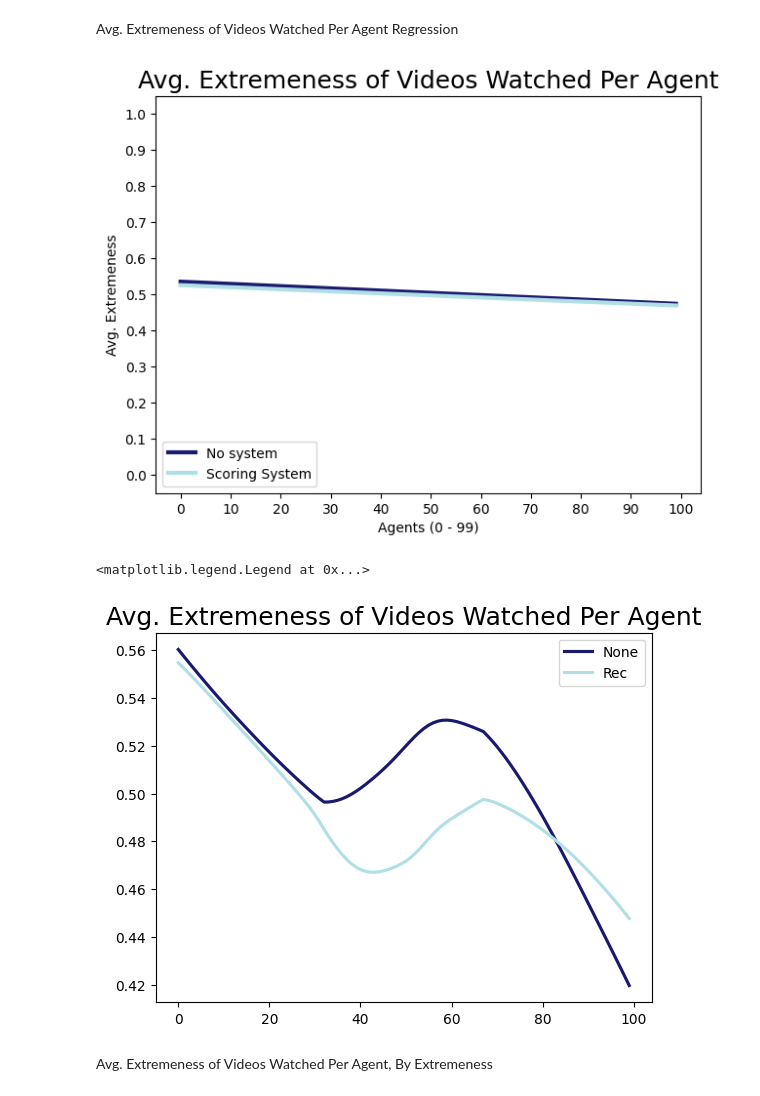
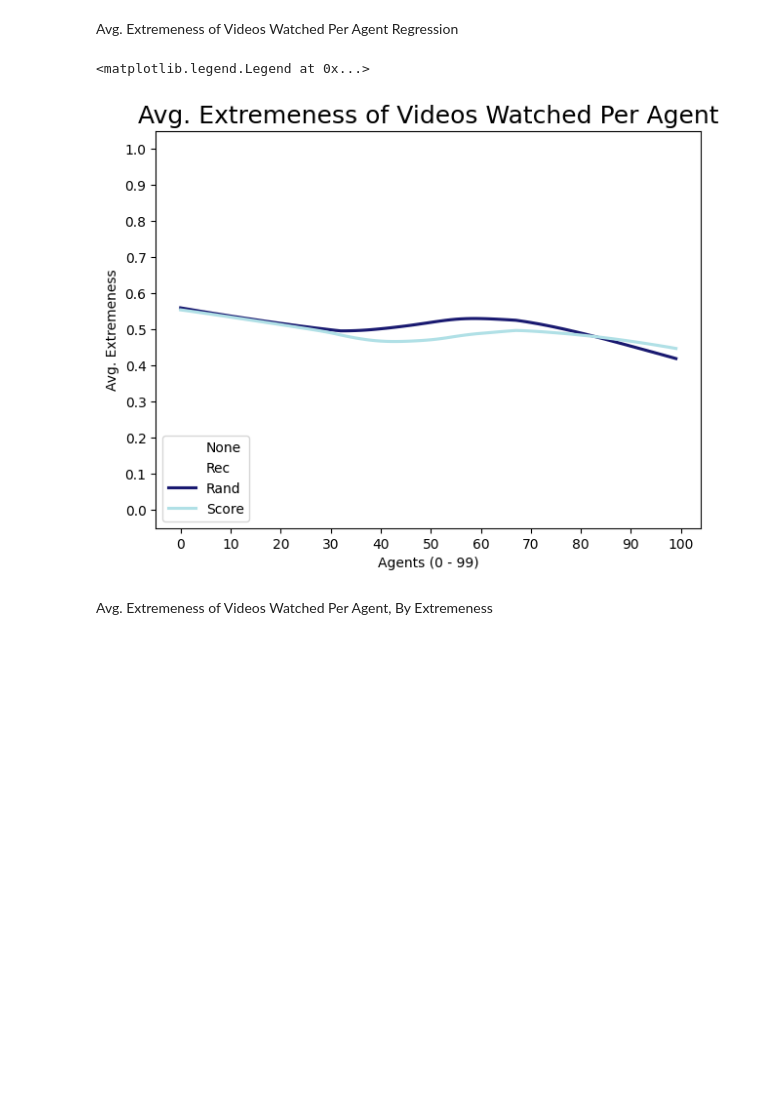
Before and after one commit to snyder-research-group/tools-of-justice, a Jupyter notebook: youtube simulation/experimenting_copy_simulation_notebook.ipynb, the cells around one changed output. Saved outputs shown, nothing was run; the diff lists cells and outputs as text; code cells hidden in the pictures; blank space fills up the shorter version.

Commit message:
Running graphs in script

```diff
--- a/youtube simulation/experimenting_copy_simulation_notebook.ipynb
+++ b/youtube simulation/experimenting_copy_simulation_notebook.ipynb
@@ -2428,43 +2428,42 @@ if(SCORE_SYSTEM_TOGGLE):
 
     # plt.axhline(numpy.nanmean(y), linestyle = '--', color = 'green')
 
     # defining display layout
     plt.tight_layout()
 
     plt.xticks(numpy.arange(0, 101, 10))
     plt.yticks(numpy.arange(0, 1.1, 0.1))
 
 
 
     #obtain m (slope) and b(intercept) of linear regression line
     m_score, b_score = numpy.polyfit(x_score, y_score, 1)
 
     #add linear regression line to scatterplot
     # plt.plot(x_score, m_score*x_score+b_score)
 
 
     # plt.show()
 
 
-plt.title('Avg. Extremeness of Videos Watched Per Agent', fontsize = 18)
-plt.plot(x, m*x+b, label = "No system", lw = 3, color = "midnightblue")
-# plt.plot(x_rec, m_rec*x_rec+b_rec, label = "Recommendation System", lw = 3, color = "royalblue")
-# plt.plot(x_rand, m_rand*x_rand+b_rand, label = "Random Clicking System", lw = 3, color = "cornflowerblue")
-plt.plot(x_score, m_score*x_score+b_score, label = "Scoring System", lw = 3, color = "powderblue")
-plt.legend()
-plt.show()
+# plt.title('Avg. Extremeness of Videos Watched Per Agent', fontsize = 18)
+# plt.plot(x, m*x+b, label = "No system", lw = 3, color = "midnightblue")
+# # plt.plot(x_rec, m_rec*x_rec+b_rec, label = "Recommendation System", lw = 3, color = "royalblue")
+# # plt.plot(x_rand, m_rand*x_rand+b_rand, label = "Random Clicking System", lw = 3, color = "cornflowerblue")
+# plt.plot(x_score, m_score*x_score+b_score, label = "Scoring System", lw = 3, color = "powderblue")
+# plt.legend()
+# plt.show()
 
 
 plt.title('Avg. Extremeness of Videos Watched Per Agent', fontsize = 18)
 sns.regplot(x = x, y = y, lowess=True, scatter = False, label = "None", line_kws={"color": "midnightblue"})
 # sns.regplot(x = x_rec, y = y_rec, lowess=True, scatter = False, label = "Rec", line_kws={"color": "royalblue"})
 # sns.regplot(x = x_rand, y = y_rand, lowess=True, scatter = False, label = "Rand", line_kws={"color": "cornflowerblue"})
 sns.regplot(x = x_score, y = y_score, lowess=True, scatter = False, label = "Score", line_kws={"color": "powderblue"})
 plt.legend(labels=['None', 'Rec', 'Rand', 'Score'])
 # %% [output]
+<matplotlib.legend.Legend at 0x...>
-[figure, old version]
+[figure, new version]
-<matplotlib.legend.Legend at 0x...>
-[figure, removed]
 # %% [markdown]
 Avg. Extremeness of Videos Watched Per Agent, By Extremeness
 # %%
```
Also changed, not shown: parts of 1 cell of this notebook, 3 other files.
